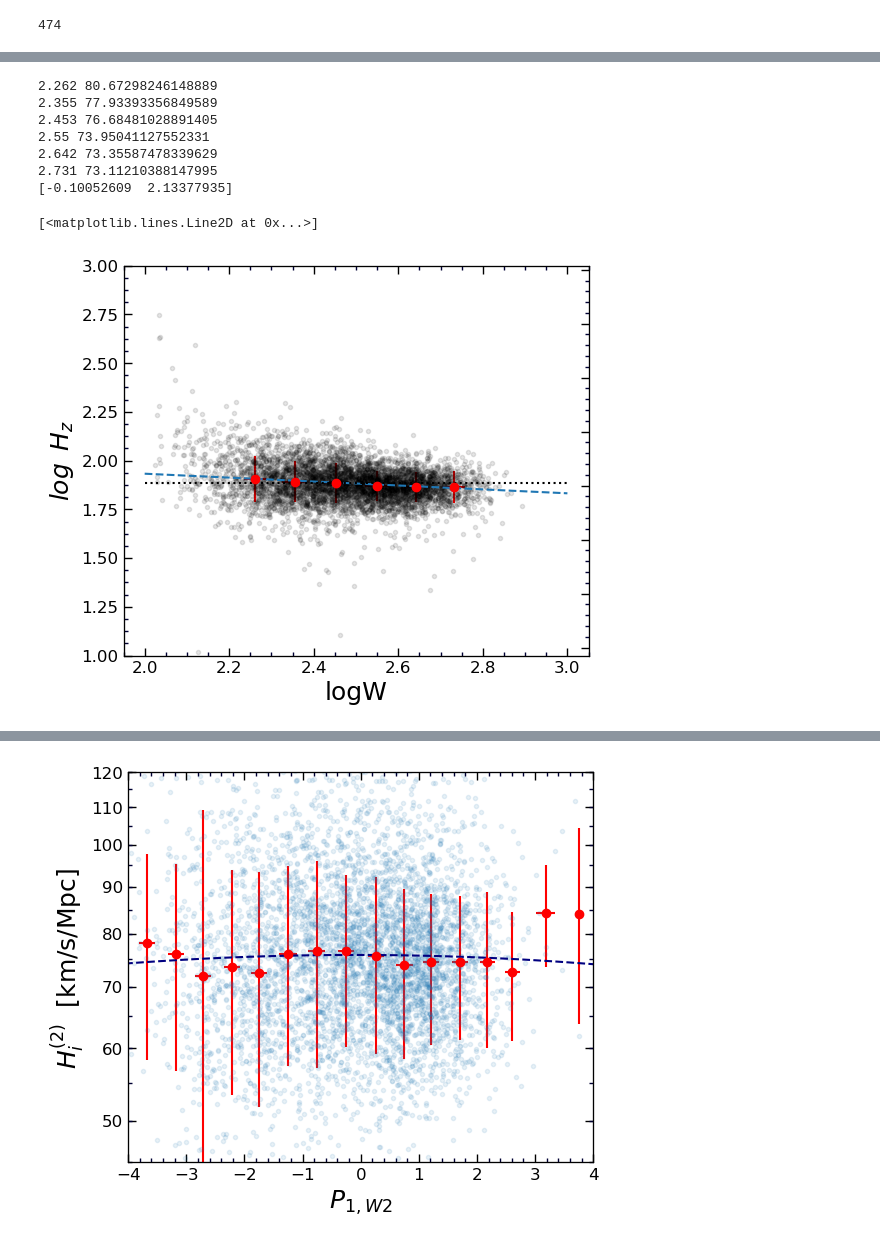
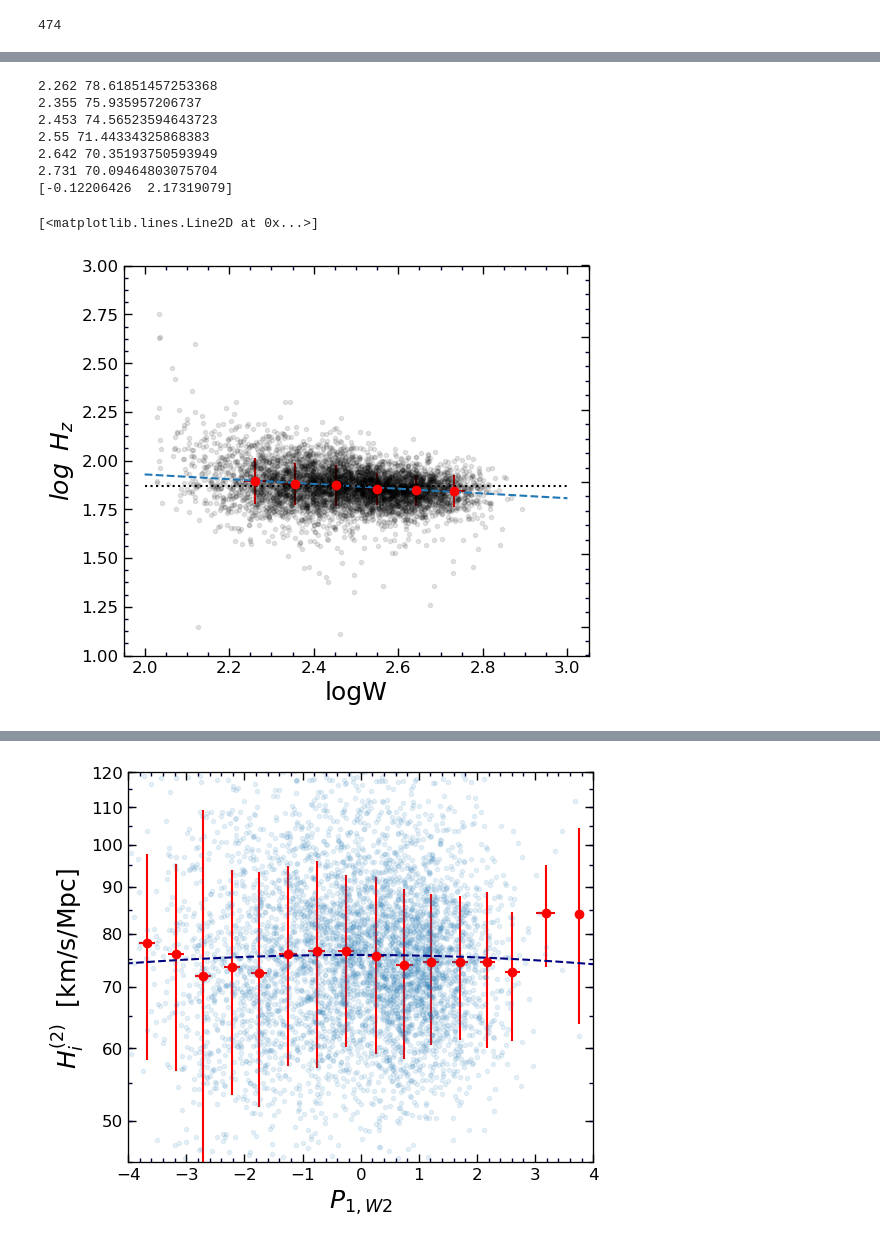
Before and after one commit to ekourkchi/TFcalibrators, a Jupyter notebook: Hubble_param-BandEvaluation.ipynb, the cells around one changed output, grey strips where cells are left out. Drawn from its saved outputs; the diff is of its cells as text; code cells hidden in the pictures.

```diff
--- a/Hubble_param-BandEvaluation.ipynb
+++ b/Hubble_param-BandEvaluation.ipynb
@@ -113,13 +113,13 @@ inc   = table['inc']
 Vmod_edd   = table['Vmod']
 Vls_edd   = table['Vls']
 
-DM_edd  = table['DMr']
-dDM_edd = table['dDMr']
-DM_edd_raw  = table['DMr_raw']
+# DM_edd  = table['DMr']
+# dDM_edd = table['dDMr']
+# DM_edd_raw  = table['DMr_raw']
 
-# DM_edd  = table['DMi']
-# dDM_edd = table['dDMi']
-# DM_edd_raw  = table['DMi_raw']
+DM_edd  = table['DMi']
+dDM_edd = table['dDMi']
+DM_edd_raw  = table['DMi_raw']
 
 # DM_edd  = table['DMz']
 # dDM_edd = table['dDMz']
@@ -718,42 +714,42 @@ for i in np.arange(2.2,2.8,0.1):
         xi = X[ii]
         if xi>=i and xi<i+0.1:
             xp.append(xi)
             yp.append(Y[ii])
     if len(xp)>0:
         ax.errorbar(np.median(xp), np.median(yp), yerr=np.std(yp), xerr=np.std(xp), fmt='o',
                     color='r', ms=6)
         print np.median(xp), 10**np.median(yp)
 
 ax.set_xlabel('logW', fontsize=18)
 ax.set_ylabel(r'$log\/\/\/ H_z$', fontsize=18)
 
 v = np.linspace(2,3,50)
 # c = np.polyfit(XL,YL, 1, w=1./np.asarray(YLe))
 c = np.polyfit(X[(X>2.2)&(X<2.8)],Y[(X>2.2)&(X<2.8)], 1, w=1./Ye[(X>2.2)&(X<2.8)])
 ax.plot(v,c[0]*v+c[1], '--')
 
 
 print c
 
 set_axes(ax, fontsize=12)
 
 #
-# Y = Y - (c[0]*X+c[1])+ med
+Y = Y - (c[0]*X+c[1])+ med
 #
 
 ax.set_ylim(1,3)
 
 ax.plot([2.0, 3.0],[med, med], ':', color= 'k')
 # %% [output]
-2.262 80.67298246148889
-2.355 77.93393356849589
-2.453 76.68481028891405
-2.55 73.95041127552331
-2.642 73.35587478339629
-2.731 73.11210388147995
-[-0.10052609  2.13377935]
+2.262 78.61851457253368
+2.355 75.935957206737
+2.453 74.56523594643723
+2.55 71.44334325868383
+2.642 70.35193750593949
+2.731 70.09464803075704
+[-0.12206426  2.17319079]
 [<matplotlib.lines.Line2D at 0x...>]
-[figure, old version]
+[figure, new version]
 # %%
 fig = py.figure(figsize=(5,5), dpi=100)
 fig.subplots_adjust(wspace=0, top=0.9, bottom=0.12, left=0.05, right=0.98)
```
Also changed, not shown: parts of 10 cells of this notebook, 1 other file.
